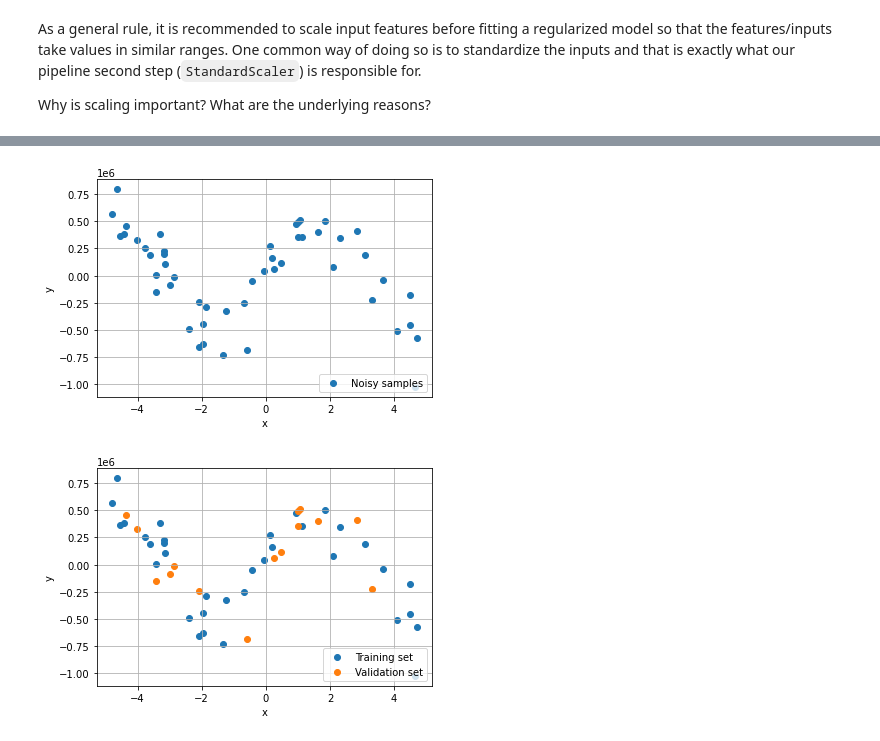
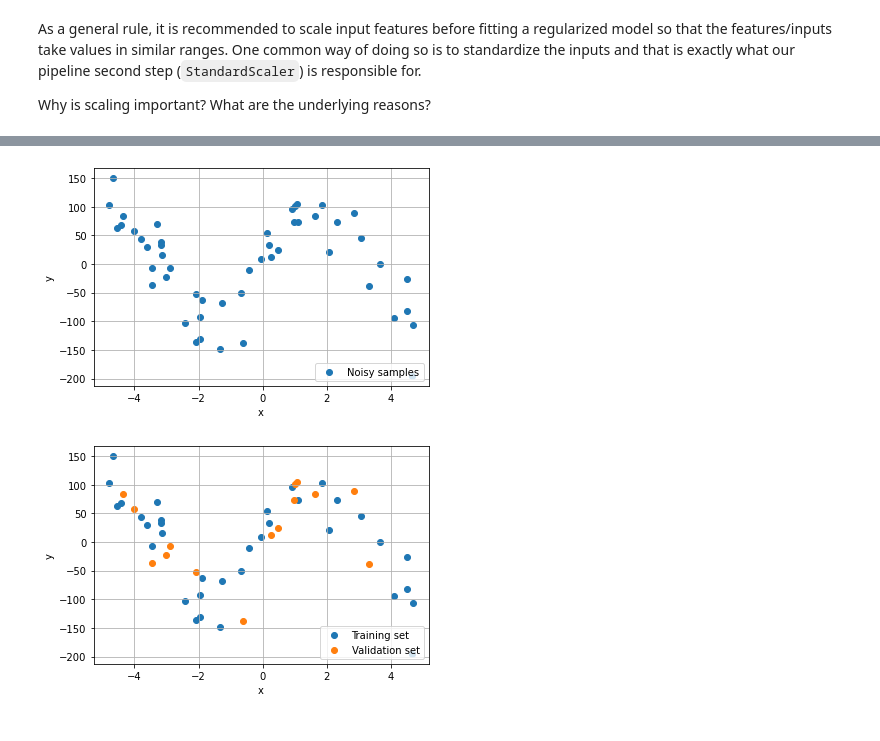
Before and after one commit to YakovGrischenko/rss-ml-intro, a Jupyter notebook: 3_overfitting_regularization/overfitting_regularization.ipynb, the cells around one changed output, grey strips where cells are left out. Drawn from its saved outputs; the diff is of its cells as text; code cells hidden in the pictures.

```diff
--- a/3_overfitting_regularization/overfitting_regularization.ipynb
+++ b/3_overfitting_regularization/overfitting_regularization.ipynb
@@ -565,25 +557,46 @@ Why is scaling important? What are the underlying reasons?
 # %%
-koef = 50000
+koef = 10 # ВСЕГО на 10, Карл!
+
+def make_model(degree, alpha=0, penalty=None):
+    # linear regression
+    if alpha == 0:
+        regressor = LinearRegression(fit_intercept=False)
+
+    # lasso regression
+    elif penalty == 'L1':
+        regressor = Lasso(fit_intercept=False, alpha=alpha, random_state=SEED, max_iter=50000)
+
+    # ridge regression
+    elif penalty == 'L2':
+        regressor = Ridge(fit_intercept=False, alpha=alpha, random_state=SEED, max_iter=50000)
+
+    return Pipeline([
+        ('pol', PolynomialFeatures(degree)),
+        #('sca', StandardScaler()),
+        ('reg', regressor)
+    ])
+
+
 def target_function_huge(x):
     return 2 * x + 10 * np.sin(x)*koef
 
 def generate_samples():
     """Generate noisy samples."""
     np.random.seed(SEED)
     x = np.random.uniform(*RANGE, size=N_SAMPLES)
     y = target_function_huge(x) + np.random.normal(scale=4*koef, size=N_SAMPLES)
     return x.reshape(-1, 1), y
 
 X, y = generate_samples()
 
 plot_scatter(X, y)
 # %% [output]
-[figure, old version]
+[figure, new version]
 # %%
 X_train, X_valid, y_train, y_valid = train_test_split(X, y, test_size=0.3, random_state=SEED)
 
 plot_scatter(X_train, y_train, label='Training set')
 plot_scatter(X_valid, y_valid, label='Validation set')
 # %% [output]
-[figure, old version]
+[figure, new version]
 # %%
```
Also changed, not shown: parts of 7 cells of this notebook.
